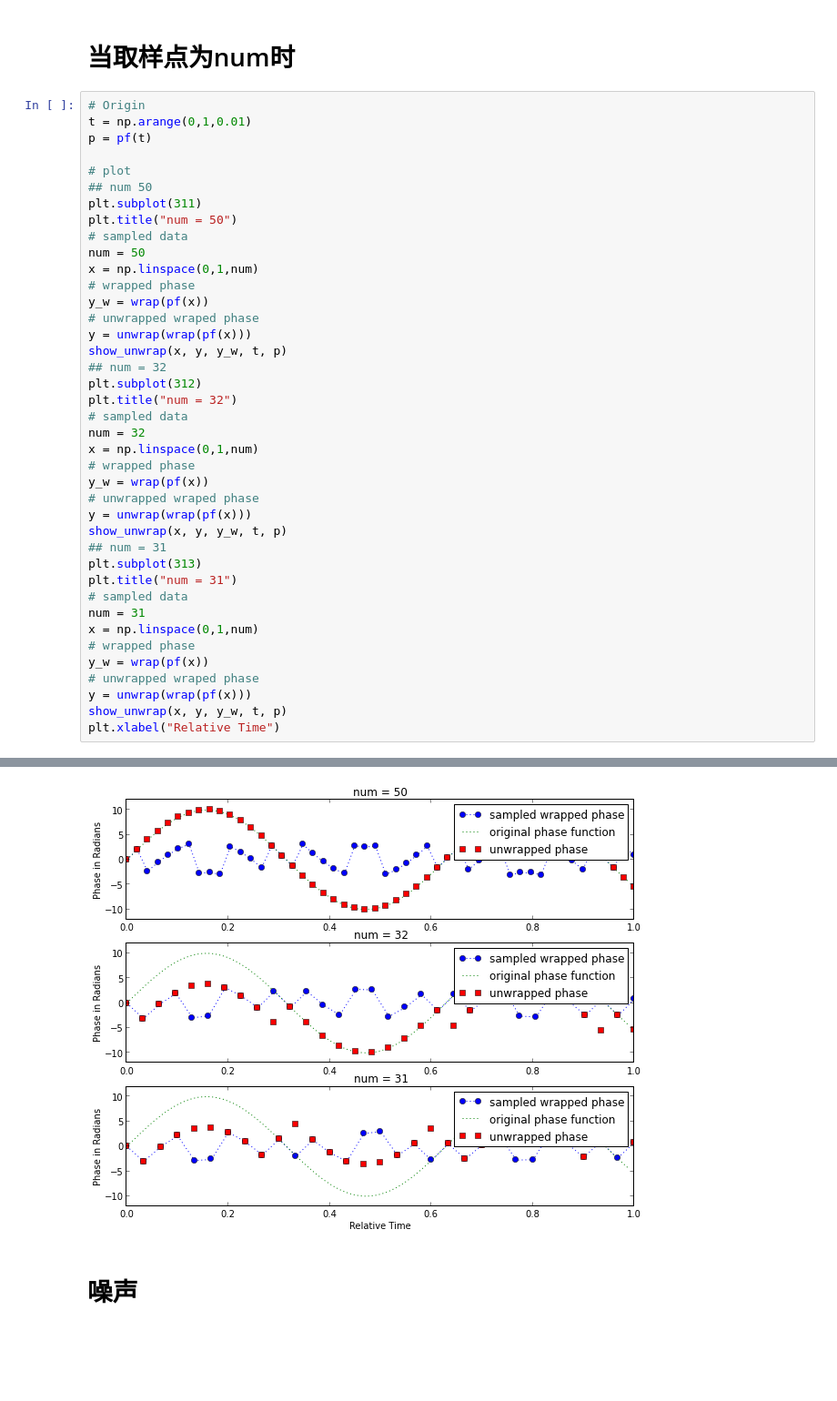
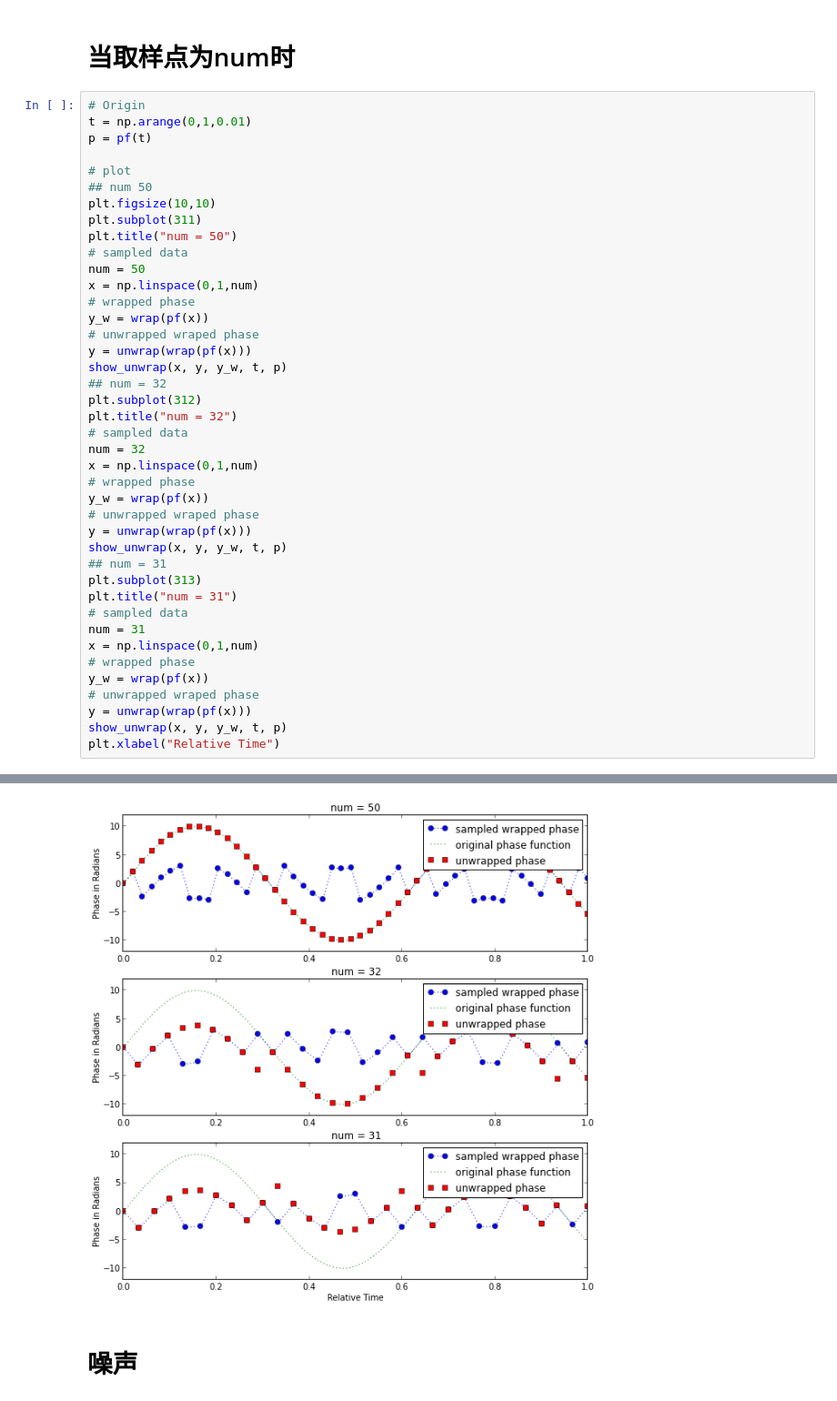
Before and after one commit to reverland/phase-unwrapping-notes, a Jupyter notebook: Phase Unwrapping Simulation.ipynb, the cells around one changed output, grey strips where cells are left out. Shown at 91% size. Saved outputs shown, nothing was run; the diff lists cells and outputs as text; blank space fills up the shorter version.

```diff
--- a/Phase Unwrapping Simulation.ipynb
+++ b/Phase Unwrapping Simulation.ipynb
@@ -39,6 +39,7 @@ p = pf(t)
 
 # plot
 ## num 50
+plt.figsize(10,10)
 plt.subplot(311)
 plt.title("num = 50")
 # sampled data
@@ -47,34 +48,34 @@ x = np.linspace(0,1,num)
 # wrapped phase
 y_w = wrap(pf(x))
 # unwrapped wraped phase
 y = unwrap(wrap(pf(x)))
 show_unwrap(x, y, y_w, t, p)
 ## num = 32
 plt.subplot(312)
 plt.title("num = 32")
 # sampled data
 num = 32
 x = np.linspace(0,1,num)
 # wrapped phase
 y_w = wrap(pf(x))
 # unwrapped wraped phase
 y = unwrap(wrap(pf(x)))
 show_unwrap(x, y, y_w, t, p)
 ## num = 31
 plt.subplot(313)
 plt.title("num = 31")
 # sampled data
 num = 31
 x = np.linspace(0,1,num)
 # wrapped phase
 y_w = wrap(pf(x))
 # unwrapped wraped phase
 y = unwrap(wrap(pf(x)))
 show_unwrap(x, y, y_w, t, p)
 plt.xlabel("Relative Time")
 # %% [output]
 <matplotlib.text.Text at 0x...>
-[figure, old version]
+[figure, new version]
 # %% [markdown]
 # 噪声
 # %%
```
Also changed, not shown: parts of 1 cell of this notebook, 18 other files.
